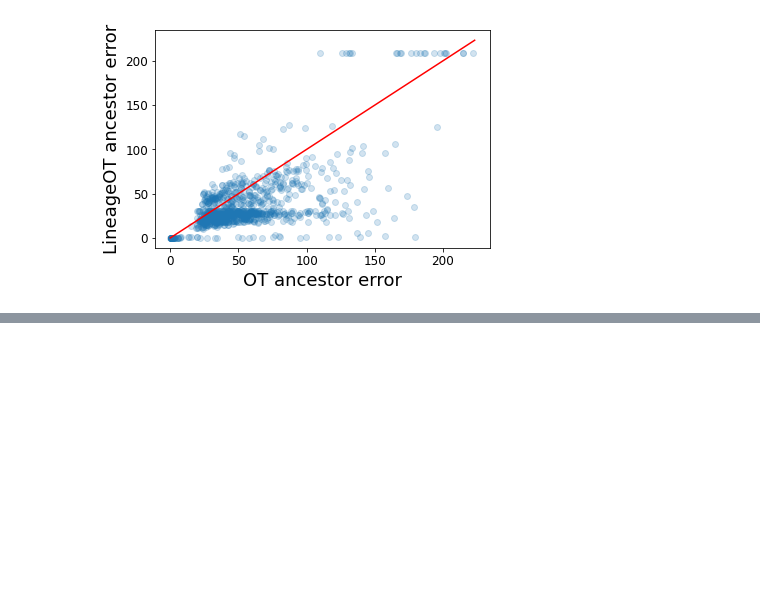
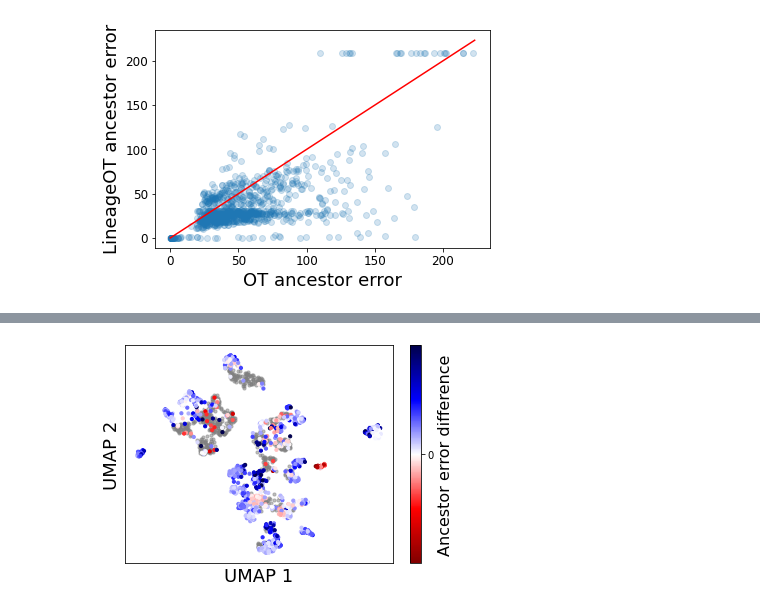
Before and after one commit to aforr/LineageOT, a Jupyter notebook: c_elegans/make_figure_3b-g.ipynb, the cells around one changed output, grey strips where cells are left out. Drawn from its saved outputs; the diff is of its cells as text; code cells hidden in the pictures; blank space fills up the shorter version.

```diff
--- a/c_elegans/make_figure_3bcd.ipynb
+++ b/c_elegans/make_figure_3b-g.ipynb
@@ -549,0 +624,83 @@ if (early_batch_time, late_batch_time) == (210,270):
+# %%
+
+error_cmap = 'seismic_r'
+grey_alpha = 0.5
+plt.scatter(adata_to_plot[adata_to_plot.obs['assigned_batch_time'] == early_batch_time].obsm[coord_key][:, 0],
+            adata_to_plot[adata_to_plot.obs['assigned_batch_time'] == early_batch_time].obsm[coord_key][:, 1],
+            alpha = grey_alpha,
+            s = pointsize,
+            label = str(early_batch_time) + ' minutes',
+            color = 'gray'
+           )
+
+plt.scatter(adata_to_plot.obsm['X_umap'][:, 0],
+            adata_to_plot.obsm['X_umap'][:, 1],
+            c = adata_to_plot.obs['ancestor OT - lineageOT'],
+            cmap=error_cmap,
+            vmax = -adata_to_plot.obs['ancestor OT - lineageOT'].min(),
+            vmin = adata_to_plot.obs['ancestor OT - lineageOT'].min(),
+            s = pointsize
+           )
+
+cbar = plt.colorbar()
+cbar.set_label("Ancestor error difference", fontsize=label_font_size - 2)
+cbar.set_ticks([0])
+plt.tick_params(
+    axis='both',          # changes apply to the x-axis
+    which='both',      # both major and minor ticks are affected
+    bottom=False,      # ticks along the bottom edge are off
+    left=False,
+    top=False,         # ticks along the top edge are off
+    right=False,
+    labelbottom=False,
+    labelleft=False) # labels along the bottom edge are off
+plt.xlabel('UMAP 1', fontsize=label_font_size)
+plt.ylabel('UMAP 2', fontsize=label_font_size)
+plt.savefig(save_dir + "figure_3f.pdf", bbox_inches = "tight")
+plt.show()
+
+
+
+
+
+
+
+
+plt.scatter(adata_to_plot[adata_to_plot.obs['assigned_batch_time'] == late_batch_time].obsm[coord_key][:, 0],
+            adata_to_plot[adata_to_plot.obs['assigned_batch_time'] == late_batch_time].obsm[coord_key][:, 1],
+            alpha = grey_alpha,
+            s = pointsize,
+            label = str(late_batch_time) + ' minutes',
+            color = 'gray'
+           )
+
+plt.scatter(adata_to_plot.obsm['X_umap'][:, 0],
+            adata_to_plot.obsm['X_umap'][:, 1],
+            c = adata_to_plot.obs['descendant OT - lineageOT'],
+            cmap=error_cmap,
+            vmax = -adata_to_plot.obs['descendant OT - lineageOT'].min(),
+            vmin = adata_to_plot.obs['descendant OT - lineageOT'].min(),
+            s = pointsize
+           )
+cbar = plt.colorbar()
+cbar.set_label("Descendant error difference", fontsize=label_font_size - 2)
+cbar.set_ticks([0])
+
+
+plt.tick_params(
+    axis='both',          # changes apply to the x-axis
+    which='both',      # both major and minor ticks are affected
+    bottom=False,      # ticks along the bottom edge are off
+    left=False,
+    top=False,         # ticks along the top edge are off
+    right=False,
+    labelbottom=False,
+    labelleft=False) # labels along the bottom edge are off
+
+plt.xlabel('UMAP 1', fontsize=label_font_size)
+plt.ylabel('UMAP 2', fontsize=label_font_size)
+
+plt.savefig(save_dir + "figure_3g.pdf", bbox_inches = "tight")
+plt.show()
+# %% [output]
+[figure, added]
```
Also changed, not shown: parts of 17 cells of this notebook, 2 other files.
